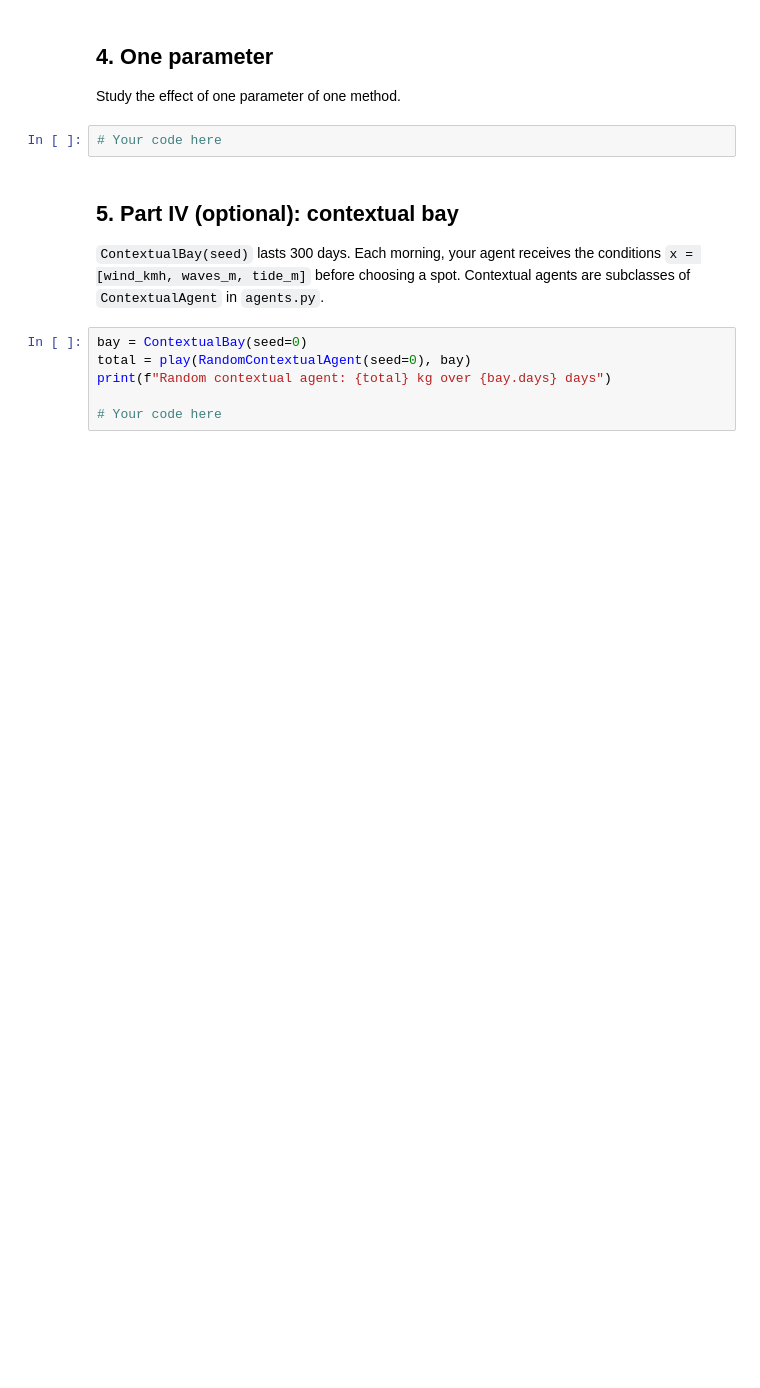
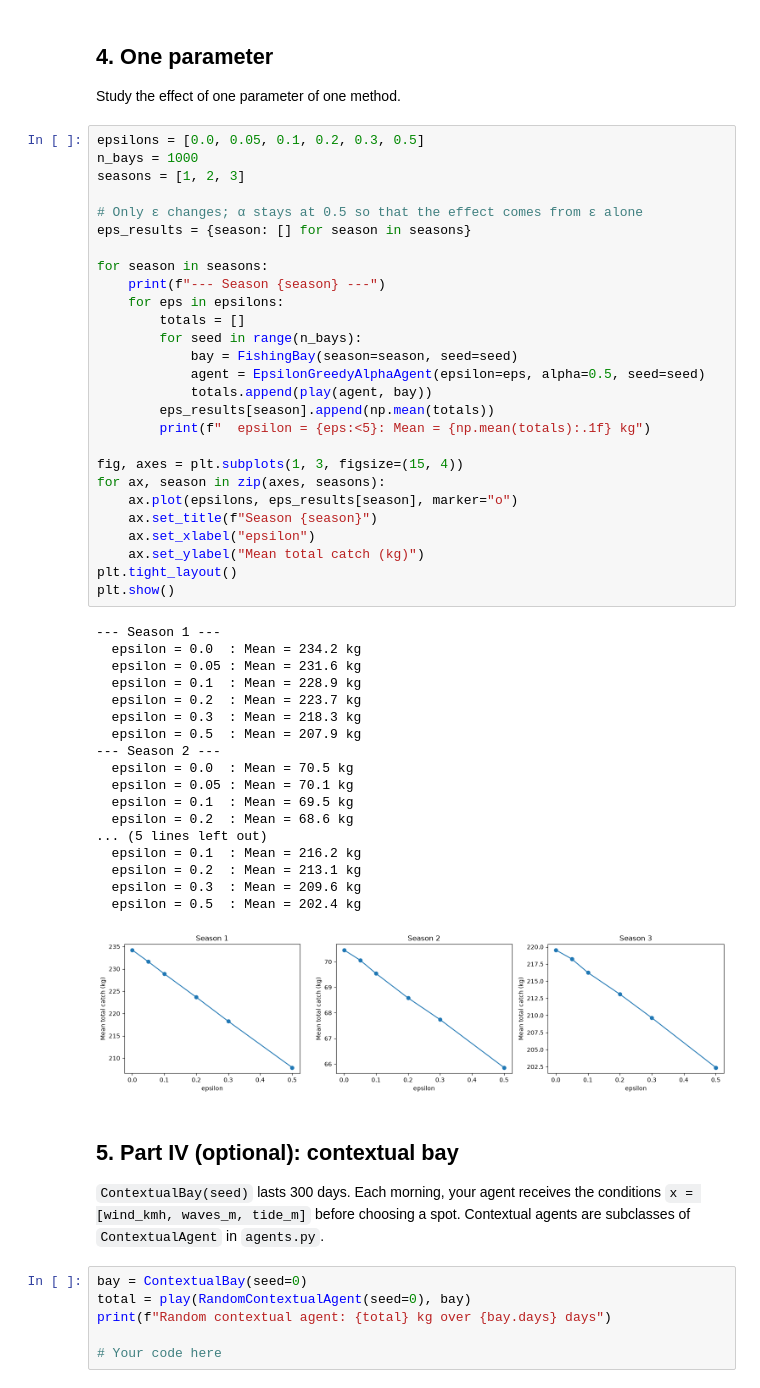
Before and after one commit to Carlos-Lugo-Torres/Reinforcement-Learning-and-Multi-Armed-Bandits, a Jupyter notebook: experiment.ipynb, the cells around one changed output. Drawn from its saved outputs; the diff is of its cells as text; blank space fills up the shorter version.

```diff
--- a/experiment.ipynb
+++ b/experiment.ipynb
@@ -249,7 +299,51 @@ Identify the best agent for Season 2 and for Season 3, and explain why.
 
 Study the effect of one parameter of one method.
 # %%
-# Your code here
+epsilons = [0.0, 0.05, 0.1, 0.2, 0.3, 0.5]
+n_bays = 1000
+seasons = [1, 2, 3]
+
+# Only ε changes; α stays at 0.5 so that the effect comes from ε alone
+eps_results = {season: [] for season in seasons}
+
+for season in seasons:
+    print(f"--- Season {season} ---")
+    for eps in epsilons:
+        totals = []
+        for seed in range(n_bays):
+            bay = FishingBay(season=season, seed=seed)
+            agent = EpsilonGreedyAlphaAgent(epsilon=eps, alpha=0.5, seed=seed)
+            totals.append(play(agent, bay))
+        eps_results[season].append(np.mean(totals))
+        print(f"  epsilon = {eps:<5}: Mean = {np.mean(totals):.1f} kg")
+
+fig, axes = plt.subplots(1, 3, figsize=(15, 4))
+for ax, season in zip(axes, seasons):
+    ax.plot(epsilons, eps_results[season], marker="o")
+    ax.set_title(f"Season {season}")
+    ax.set_xlabel("epsilon")
+    ax.set_ylabel("Mean total catch (kg)")
+plt.tight_layout()
+plt.show()
+# %% [output]
+--- Season 1 ---
+  epsilon = 0.0  : Mean = 234.2 kg
+  epsilon = 0.05 : Mean = 231.6 kg
+  epsilon = 0.1  : Mean = 228.9 kg
+  epsilon = 0.2  : Mean = 223.7 kg
+  epsilon = 0.3  : Mean = 218.3 kg
+  epsilon = 0.5  : Mean = 207.9 kg
+--- Season 2 ---
+  epsilon = 0.0  : Mean = 70.5 kg
+  epsilon = 0.05 : Mean = 70.1 kg
+  epsilon = 0.1  : Mean = 69.5 kg
+  epsilon = 0.2  : Mean = 68.6 kg
+... (5 lines left out)
+  epsilon = 0.1  : Mean = 216.2 kg
+  epsilon = 0.2  : Mean = 213.1 kg
+  epsilon = 0.3  : Mean = 209.6 kg
+  epsilon = 0.5  : Mean = 202.4 kg
+[figure, added]
 # %% [markdown]
 ## 5. Part IV (optional): contextual bay
 
```
Also changed, not shown: parts of 1 cell of this notebook.
